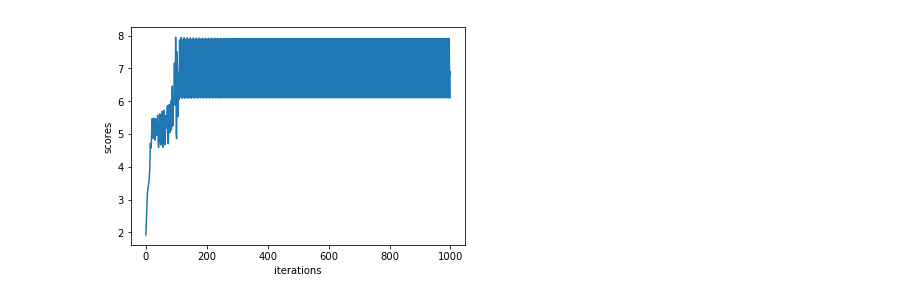
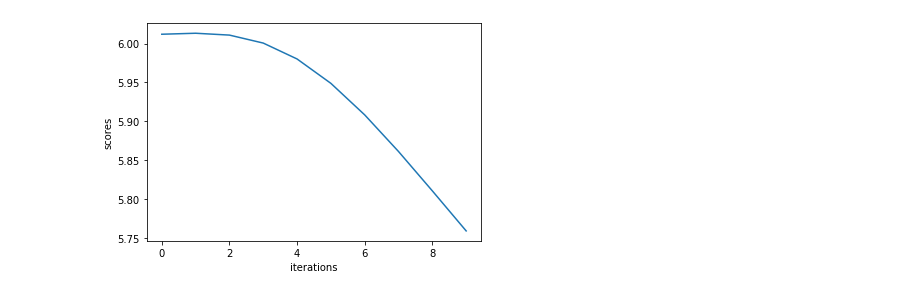
Before and after one commit to ChengYinghao/wireRod, a Jupyter notebook: gradient.ipynb, the cells around one changed output. Drawn from its saved outputs; the diff is of its cells as text; code cells hidden in the pictures.

```diff
--- a/gradient.ipynb
+++ b/gradient.ipynb
@@ -63,0 +51,4 @@ plt.ylim(0,h)
+# %%
+grad = compute_grad(edges,25)
+
+plt.imshow(grad[...,1], extent=(0,w,0,h))
@@ -139,20 +66,12 @@ def compute_spring(p1,p2,lower=None,upper=None,rebound=0.0):
-# %%
-def compute_score(mask,edges):
-    score = np.mean(mask * edges)
-    return score
 # %%
-h, w = np.shape(edges)
-p1 = np.array([w//2, h//2+50],np.float)+np.random.normal(0,60,2)
-p2 = np.array([w//2, h//2-50],np.float)+np.random.normal(0,60,2)
-
-v1 = np.zeros(2,np.float)
-v2 = np.zeros(2,np.float)
+v1 = 0
+v2 = 0
 
 scores = []
 movements = []
 
-plt.imshow(img_raw, extent=(0,w,0,h))
-plot_ruler(p1,p2)
+plt.imshow(img, extent=(0,w,0,h))
+plot_ruler(plt,p1,p2)
 plt.xlim(0,w)
 plt.ylim(0,h)
 # %% [output]
@@ -161,53 +80,42 @@ plt.ylim(0,h)
 # %%
-plt.imshow(img_raw, extent=(0,w,0,h))
-plt.xlim(0,w)
-plt.ylim(0,h)
-
-decent_rate = 1
+decent_rate = 1.0
 momentum = 1
 damping = 0.3
 
 length = np.sqrt(w*h)
 thickness = 5
+expand = 1
 
-pan_m = 0.0001*length*thickness
-rot_m = 0.002*length*length*thickness
+pan_m = 0.0002*length*(thickness+expand)
+rot_m = 0.01*length*length*(thickness+expand)
 spr_m = 0.1*length
 
-plot_ruler(p1,p2)
+plt.figure()
+plt.imshow(img, extent=(0,w,0,h))
+plot_ruler(plt,p1,p2)
+plt.xlim(0,w)
+plt.ylim(0,h)
 
-mask1, mask2 = lines_mask(p1,p2,ps,thickness)
-mask_all = mask1+mask2
+for i in range(10):
 
-for i in range(1000):
-    mask1, mask2 = lines_mask(p1,p2,ps,thickness)
-    mask_all = mask1+mask2
-
-    pc = (p1+p2)/2
+    mask1, mask2 = lines_mask(p1, p2, ps, thickness, expand)
+    mask_all = mask1 + mask2
 
     dp1 = 0
     dp2 = 0
 
-    pan1 = compute_pan(grad,mask1) / pan_m
-    pan2 = compute_pan(grad,mask2) / pan_m
-    # print(pan1,pan2)
-    dp1 += pan1
-    dp2 += pan2
+    dp1_pan = compute_pan(grad, mask1)
+    dp2_pan = compute_pan(grad, mask2)
+    dp1 += dp1_pan / pan_m
+    dp2 += dp2_pan / pan_m
 
-    rot = compute_rot(pc,ps,grad,mask_all) / rot_m
-    dp1 += dp_by_rot(p1-pc,rot)
-    dp2 += dp_by_rot(p2-pc,rot)
-    # print(dp_by_rot(p1-pc,rot),dp_by_rot(p2-pc,rot))
+    dp1_rot, dp2_rot = compute_rot(p1, p2, ps, grad, mask_all)
+    dp1 += dp1_rot / rot_m
+    dp2 += dp2_rot / rot_m
 
-    spring1, spring2 = compute_spring(p1,p2,50,150,10)
-    dp1 += spring1 / spr_m
-    dp2 += spring2 / spr_m
-    # print(spring1 / spr_m,spring2 / spr_m)
-
-    # print(dp1,dp2)
-
-    # v1 = dp1*decent_rate/momentum
-    # v2 = dp2*decent_rate/momentum
+    dp1_spr, dp2_spr = compute_spring(p1, p2, 50,150,10)
+    dp1 += dp1_spr / spr_m
+    dp2 += dp2_spr / spr_m
 
     v1 += dp1*decent_rate/momentum
     v2 += dp2*decent_rate/momentum
@@ -221,13 +129,12 @@ for i in range(1000):
     movement = np.sqrt(np.sum(np.square(v1))) + np.sqrt(np.sum(np.square(v2)))
     movements.append(movement)
 
-    score = compute_score(mask_all,edges_blur)*(10**4)
+    score = compute_score(mask_all,edges)*(10**4)
     # score = compute_score(mask_all,edges)
     scores.append(score)
 
-    # print(f"step={len(movements)}, movement={movement:.2f}, score={score:.2f}")
-    print('step={}'.format(len(movements), 'movement={}'.format(movement)), 'score={}'.format(score))
-    plot_ruler(p1,p2)
+    print(f"step={len(movements)}, movement={movement:.2f}, score={score:.2f}")
+    plot_ruler(plt,p1,p2)
 
     if len(movements)>5:
         if movements[-1]<0.5:
@@ -248,8 +155,8 @@ plt.ylabel("scores")
 plt.xlabel("iterations")
 
 plt.figure()
-plt.imshow(img_raw, extent=(0,w,0,h))
-plot_ruler(p1,p2)
+plt.imshow(img, extent=(0,w,0,h))
+plot_ruler(plt,p1,p2)
 plt.xlim(0,w)
 plt.ylim(0,h)
 # %% [output]
@@ -276 +176 @@ step=1000 score=6.106451555755914
-[figure, old version]
+[figure, new version]
```
Also changed, not shown: parts of 24 cells of this notebook, 2 other files.
